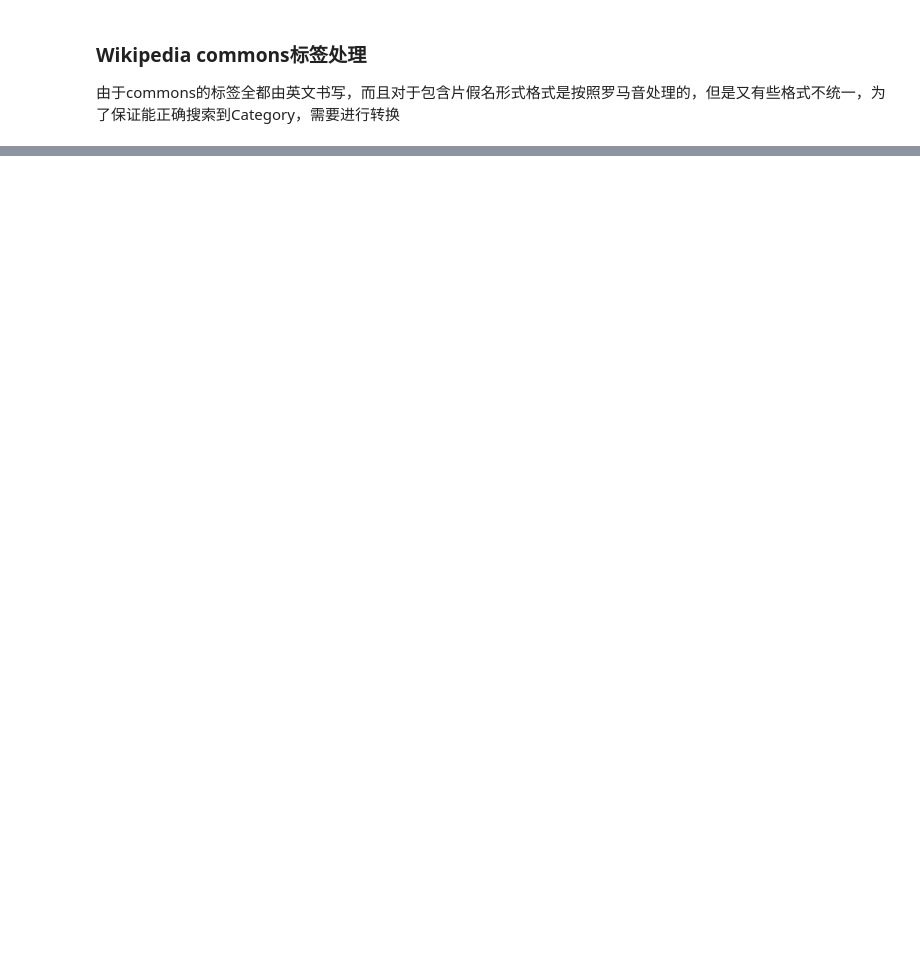
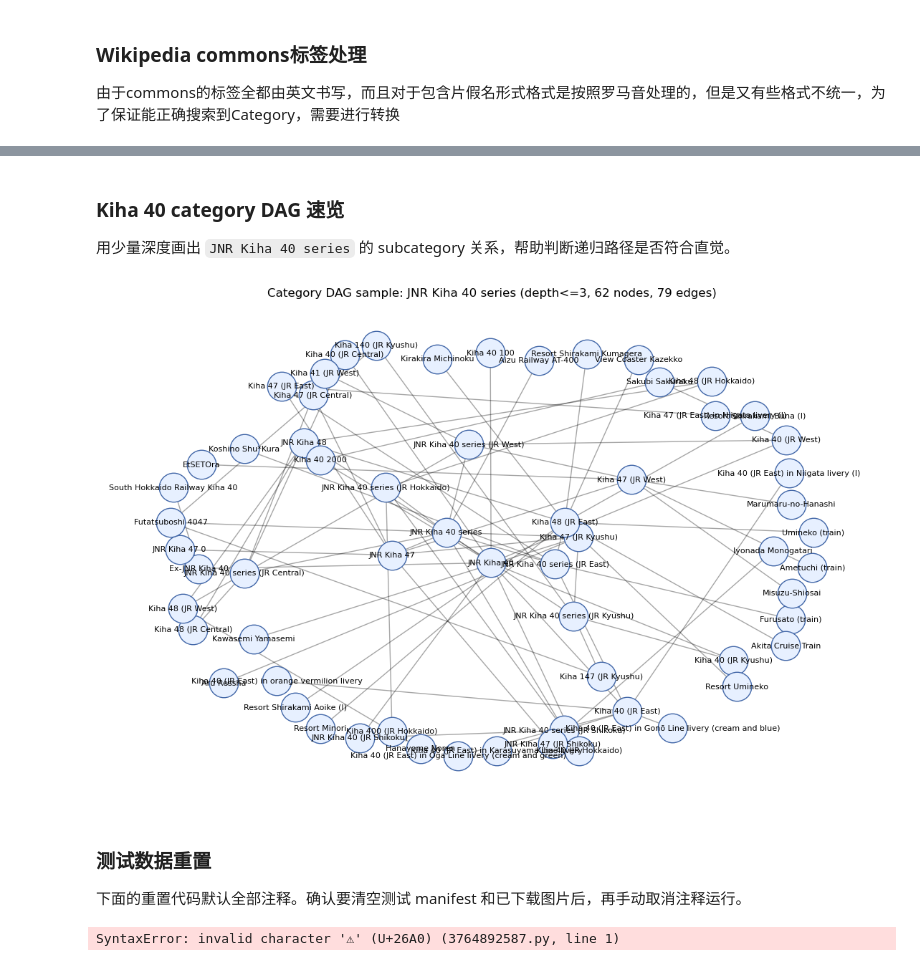
Before and after one commit to SniperPigeon/wakareeru, a Jupyter notebook: src/crawler/img_crawler.ipynb, the cells around one changed output, grey strips where cells are left out. Saved outputs shown, nothing was run; the diff lists cells and outputs as text; code cells hidden in the pictures; blank space fills up the shorter version.

Commit message:
Complete commons root searching and test querying imgs

```diff
--- a/src/crawler/img_crawler.ipynb
+++ b/src/crawler/img_crawler.ipynb
@@ -196,0 +916,67 @@ all_model[["series", "operator_jp", "commons_prefix", "commons_cats"]]
+# %% [markdown]
+### Kiha 40 category DAG 速览
+
+用少量深度画出 `JNR Kiha 40 series` 的 subcategory 关系，帮助判断递归路径是否符合直觉。
+# %%
+import matplotlib.pyplot as plt
+import networkx as nx
+
+
+def collect_category_edges(root: str, max_depth: int = 2) -> list[tuple[str, str]]:
+    """Collect subcategory edges under a Commons category for quick graph inspection."""
+    edges = []
+    queue = [(root, 0)]
+    expanded = set()
+
+    while queue:
+        category, depth = queue.pop(0)
+        if category in expanded or depth >= max_depth:
+            continue
+        expanded.add(category)
+
+        for subcat in fetch_subcategories(category) or []:
+            if should_skip_category(subcat):
+                continue
+            edges.append((category, subcat))
+            queue.append((subcat, depth + 1))
+
+    return edges
+
+
+root = "JNR Kiha 40 series"
+edges = collect_category_edges(root, max_depth=3)
+graph = nx.DiGraph(edges)
+graph.add_node(root)
+
+plt.figure(figsize=(14, 9))
+pos = nx.spring_layout(graph, seed=42, k=1.1)
+nx.draw_networkx_edges(graph, pos, arrows=True, alpha=0.35, width=1)
+nx.draw_networkx_nodes(graph, pos, node_size=850, node_color="#e7f0ff", edgecolors="#4267a8")
+nx.draw_networkx_labels(graph, pos, font_size=8)
+plt.title(f"Category DAG sample: {root} (depth<=3, {len(graph.nodes)} nodes, {len(edges)} edges)")
+plt.axis("off")
+plt.show()
+# %% [output]
+[figure, added]
+# %% [markdown]
+### 测试数据重置
+
+下面的重置代码默认全部注释。确认要清空测试 manifest 和已下载图片后，再手动取消注释运行。
+# %%
+#⚠️ 手动重置测试数据库/图片目录时再取消注释运行。
+
+import shutil
+
+conn = init_image_db()
+conn.executescript("""
+    DELETE FROM image_categories;
+    DELETE FROM images;
+    DELETE FROM categories;
+""")
+conn.commit()
+conn.close()
+
+shutil.rmtree(os.path.join(PROJECT_ROOT, "data", "img"), ignore_errors=True)
+print("manifest database and data/img reset")
+# %% [output]
+SyntaxError: invalid character '⚠' (U+26A0) (3764892587.py, line 1)
```
Also changed, not shown: parts of 25 cells of this notebook.
